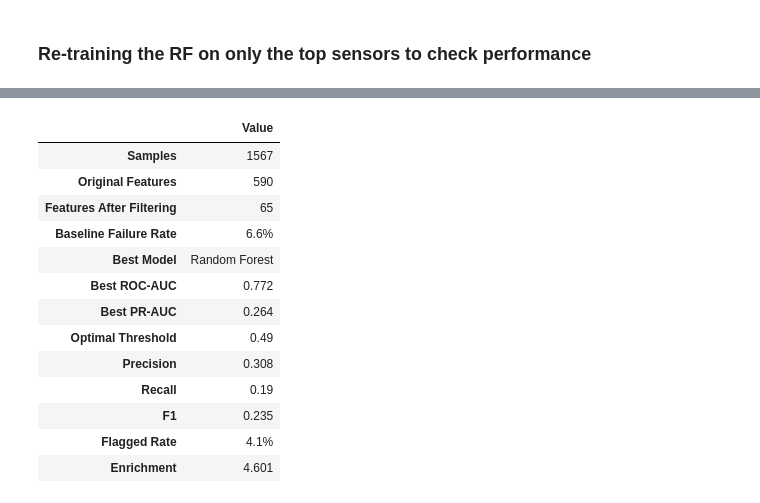
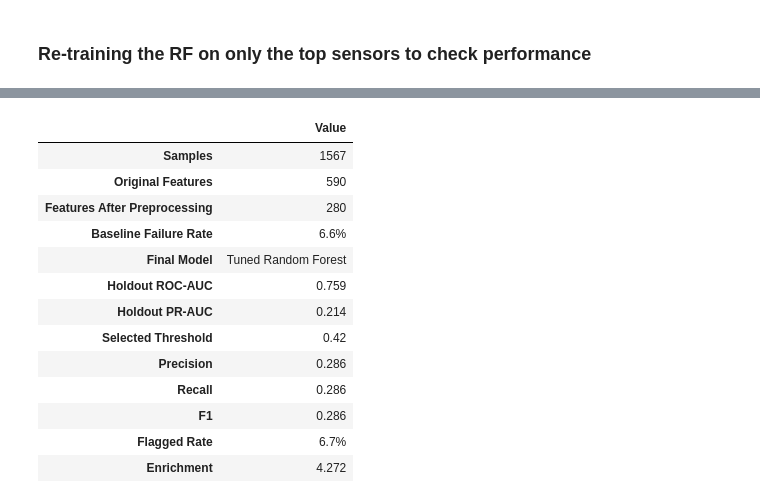
Before and after one commit to intuitiveengineer/secom-ml, a Jupyter notebook: notebooks/01-modeling.ipynb, the cells around one changed output, grey strips where cells are left out. Drawn from its saved outputs; the diff is of its cells as text; code cells hidden in the pictures.

```diff
--- a/notebooks/01-modeling.ipynb
+++ b/notebooks/01-modeling.ipynb
@@ -1132,37 +1137,71 @@ all_threshold_results[65]["threshold_df"].head(10)
 # %%
-# Project summary table
-project_summary  = pd.Series({
-    "Samples": 1567,
-    "Original Features": 590,
-    "Features After Filtering": 65,
-    "Baseline Failure Rate": '6.6%',
-    "Best Model": "Random Forest",
-    "Best ROC-AUC": 0.772,
-    "Best PR-AUC": 0.264,
-    "Optimal Threshold": 0.49,
-    "Precision": 0.308,
-    "Recall": 0.190,
-    "F1": 0.235,
-    "Flagged Rate": "4.1%",
-    "Enrichment": 4.601
+# Project summary table for the leakage-safe tuned Random Forest final model
+
+final_full_pipe = clone(best_pipe)
+final_full_pipe.fit(X_train, y_train)
+
+test_proba_full = final_full_pipe.predict_proba(X_test)[:, 1]
+
+# Recompute threshold using out-of-fold predictions from training data only
+cv = StratifiedKFold(n_splits=5, shuffle=True, random_state=42)
+
+oof_proba_full = cross_val_predict(
+    clone(best_pipe),
+    X_train,
+    y_train,
+    cv=cv,
+    method="predict_proba",
+    n_jobs=-1
+)[:, 1]
+
+threshold_df_full = threshold_sweep_from_proba(
+    y_true=y_train,
+    y_proba=oof_proba_full,
+    thresholds=np.arange(0.01, 1.00, 0.01)
+)
+
+selected_threshold_full = threshold_df_full.loc[
+    threshold_df_full["f1"].idxmax(),
+    "threshold"
+]
+
+test_pred_full = (test_proba_full >= selected_threshold_full).astype(int)
+
+baseline_test_failure_rate = y_test.mean()
+test_precision_full = precision_score(y_test, test_pred_full, zero_division=0)
+
+project_summary = pd.Series({
+    "Samples": len(X),
+    "Original Features": X.shape[1],
+    "Features After Preprocessing": len(final_full_pipe.named_steps["preprocess"].get_feature_names_out()),
+    "Baseline Failure Rate": f"{y.mean():.1%}",
+    "Final Model": "Tuned Random Forest",
+    "Holdout ROC-AUC": round(roc_auc_score(y_test, test_proba_full), 3),
+    "Holdout PR-AUC": round(average_precision_score(y_test, test_proba_full), 3),
+    "Selected Threshold": round(selected_threshold_full, 2),
+    "Precision": round(test_precision_full, 3),
+    "Recall": round(recall_score(y_test, test_pred_full, zero_division=0), 3),
+    "F1": round(f1_score(y_test, test_pred_full, zero_division=0), 3),
+    "Flagged Rate": f"{test_pred_full.mean():.1%}",
+    "Enrichment": round(test_precision_full / baseline_test_failure_rate, 3)
 }).to_frame("Value")
 
 project_summary
 # %% [output]
 |  | Value |
 | Samples | 1567 |
 | Original Features | 590 |
-| Features After Filtering | 65 |
+| Features After Preprocessing | 280 |
 | Baseline Failure Rate | 6.6% |
-| Best Model | Random Forest |
-| Best ROC-AUC | 0.772 |
-| Best PR-AUC | 0.264 |
-| Optimal Threshold | 0.49 |
-| Precision | 0.308 |
-| Recall | 0.19 |
-| F1 | 0.235 |
-| Flagged Rate | 4.1% |
-| Enrichment | 4.601 |
+| Final Model | Tuned Random Forest |
+| Holdout ROC-AUC | 0.759 |
+| Holdout PR-AUC | 0.214 |
+| Selected Threshold | 0.42 |
+| Precision | 0.286 |
+| Recall | 0.286 |
+| F1 | 0.286 |
+| Flagged Rate | 6.7% |
+| Enrichment | 4.272 |
 # %%
 # Saving summary table to md
 # project_summary.to_markdown(
```
Also changed, not shown: parts of 20 cells of this notebook, 5 other files.
